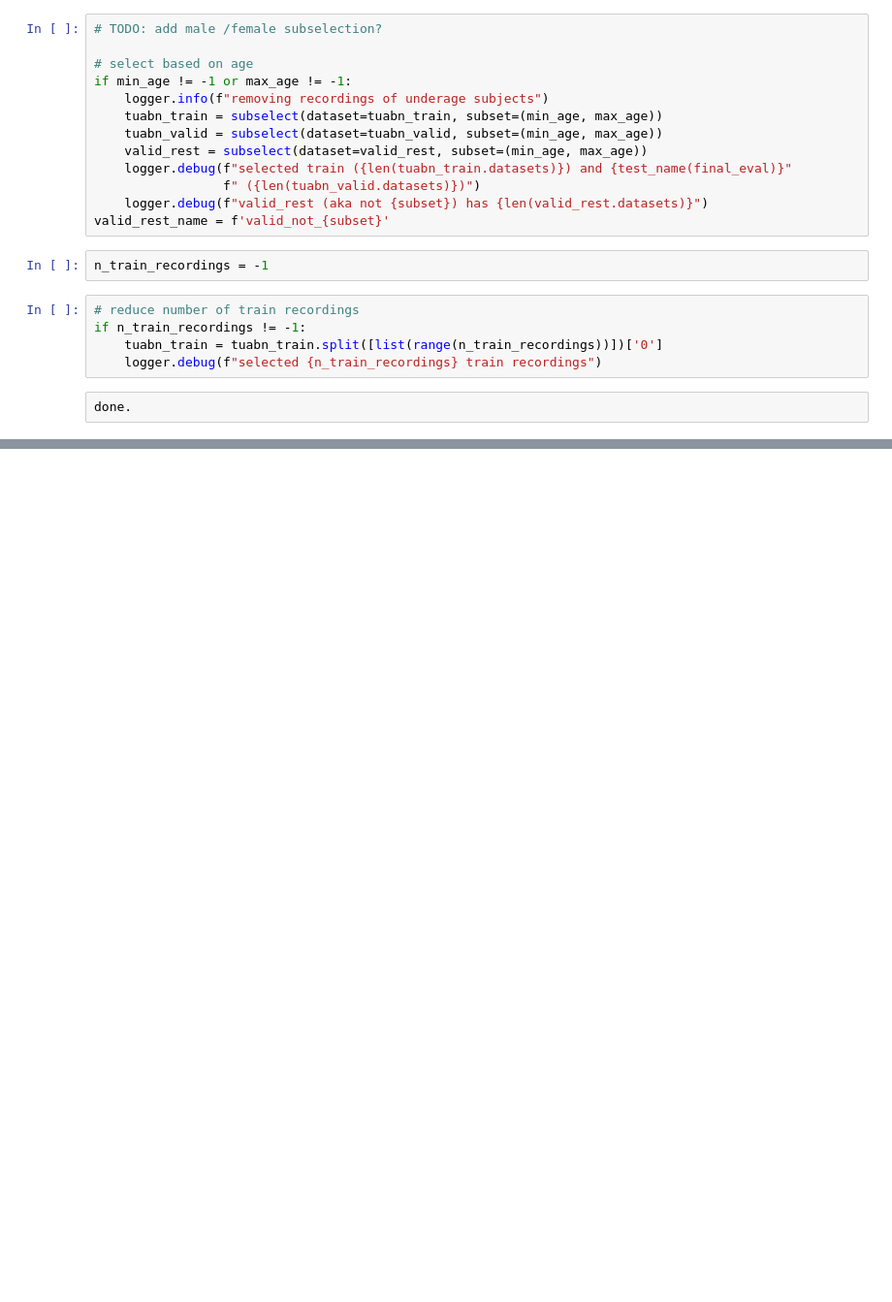
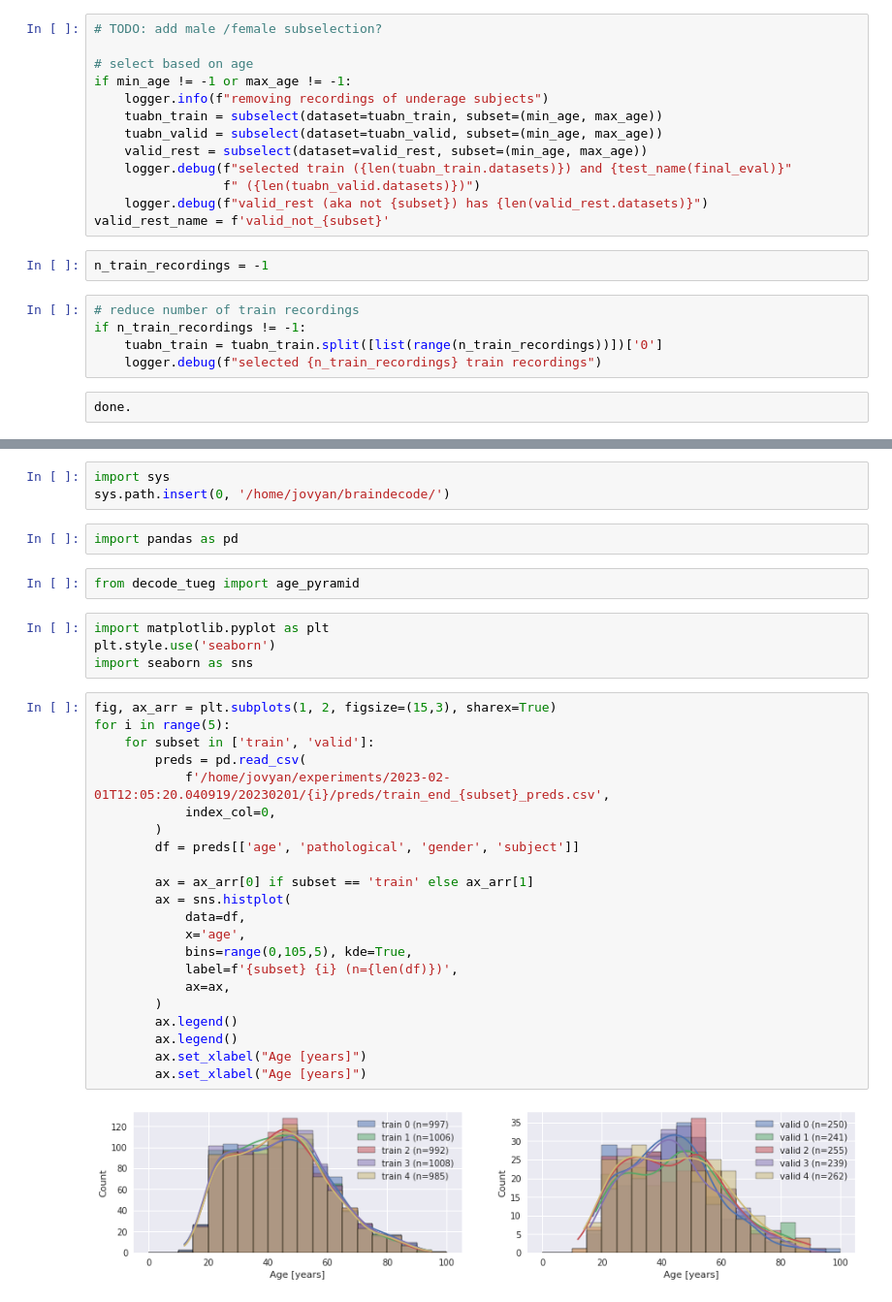
Before and after one commit to gemeinl/eeg-brain-age, a Jupyter notebook: sampling_splitting.ipynb, the cells around one changed output, grey strips where cells are left out. Shown: that part at 97% size. Cells and saved outputs as stored; diff of their text form; blank space fills up the shorter version.

```diff
--- a/sampling_splitting.ipynb
+++ b/sampling_splitting.ipynb
@@ -788,0 +786,35 @@ ax_arr = age_pyramid(tuabn_valid.description, 'valid')
+# %%
+import sys
+sys.path.insert(0, '/home/jovyan/braindecode/')
+# %%
+import pandas as pd
+# %%
+from decode_tueg import age_pyramid
+# %%
+import matplotlib.pyplot as plt
+plt.style.use('seaborn')
+import seaborn as sns
+# %%
+fig, ax_arr = plt.subplots(1, 2, figsize=(15,3), sharex=True)
+for i in range(5):
+    for subset in ['train', 'valid']:
+        preds = pd.read_csv(
+            f'/home/jovyan/experiments/2023-02-01T12:05:20.040919/20230201/{i}/preds/train_end_{subset}_preds.csv',
+            index_col=0,
+        )
+        df = preds[['age', 'pathological', 'gender', 'subject']]
+
+        ax = ax_arr[0] if subset == 'train' else ax_arr[1]
+        ax = sns.histplot(
+            data=df,
+            x='age',
+            bins=range(0,105,5), kde=True,
+            label=f'{subset} {i} (n={len(df)})',
+            ax=ax,
+        )
+        ax.legend()
+        ax.legend()
+        ax.set_xlabel("Age [years]")
+        ax.set_xlabel("Age [years]")
+# %% [output]
+[figure, added]
```
Also changed, not shown: parts of 11 cells of this notebook, 6 other files.
